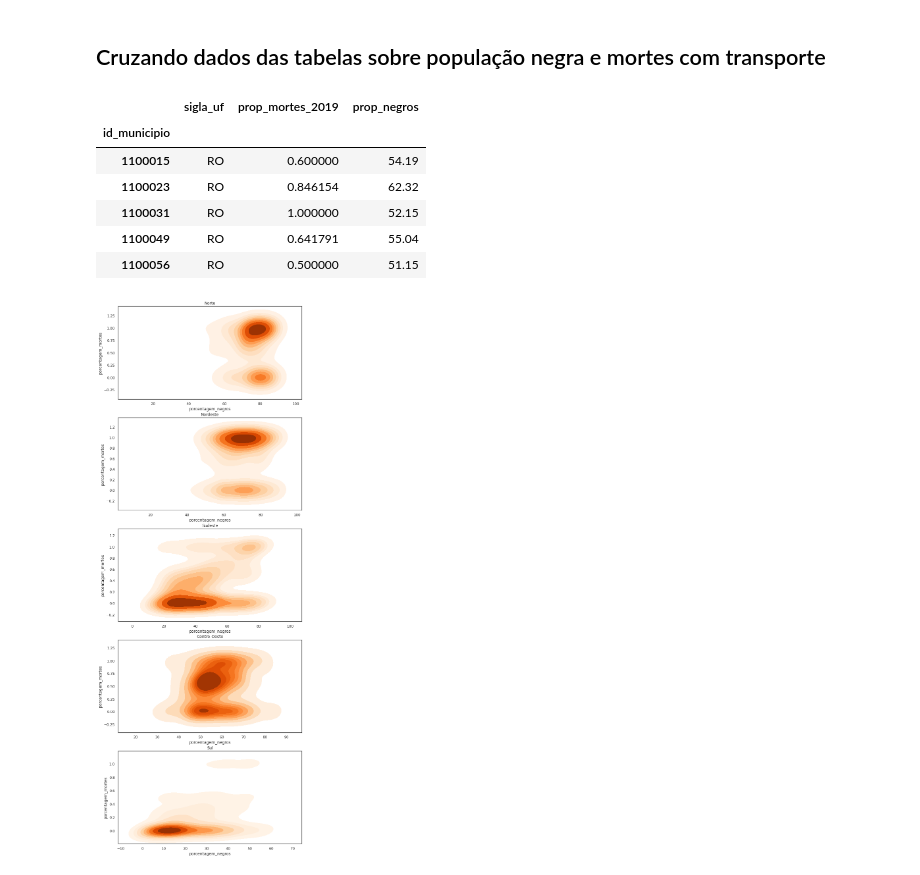
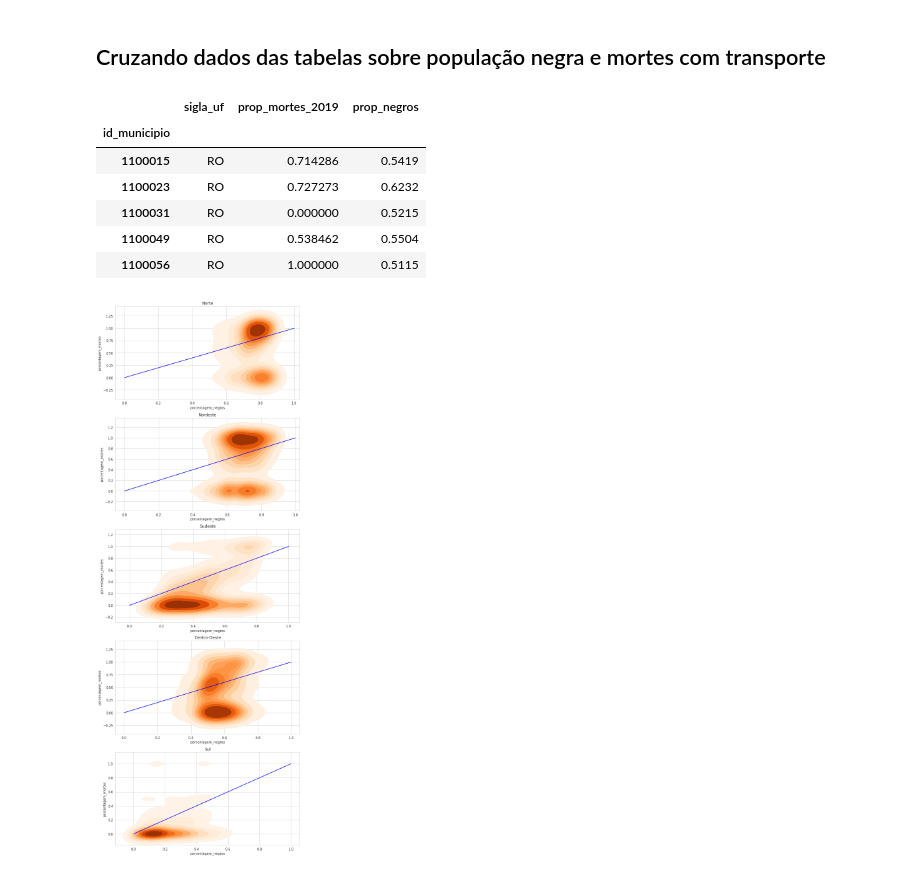
Before and after one commit to saulorcj/tarefas-analytica, a Jupyter notebook: A2/analise_dados.ipynb, the cells around one changed output. Saved outputs shown, nothing was run; the diff lists cells and outputs as text; code cells hidden in the pictures.

```diff
--- a/A2/analise_dados.ipynb
+++ b/A2/analise_dados.ipynb
@@ -680,5 +690,5 @@ df_desp_prop.head()
 # %%
-sns.set_style("white")
+sns.set_style("whitegrid")
 f, axes = plt.subplots(5, 1, figsize=(10, 30))
 for i, regiao in enumerate(regioes):
     diferenca_prop = np.array(df_desp_prop[df_desp_prop["sigla_uf"].isin(regioes[regiao])]["diferenca prop"])
@@ -687,5 +697,6 @@ for i, regiao in enumerate(regioes):
     axes[i].set_title(regiao)
     axes[i].set_xlabel("porcentagem_dif")
     axes[i].set_ylabel("despesa_var")
+plt.savefig("../imagens/grafico_4.png", dpi=300)
 plt.show()
 # %% [output]
@@ -710,7 +721,7 @@ df_desp_prop.head()
 | 1100056 | RO | 0.500000 | -0.335133 |
 | 1100072 | RO | 0.000000 | 1.340543 |
 # %%
-sns.set_style("white")
+sns.set_style("whitegrid")
 f, axes = plt.subplots(5, 1, figsize=(10, 30))
 for i, regiao in enumerate(regioes):
     prop_mortes = np.array(df_desp_prop[df_desp_prop["sigla_uf"].isin(regioes[regiao])]["prop_mortes_2019"])
@@ -719,5 +730,6 @@ for i, regiao in enumerate(regioes):
     axes[i].set_title(regiao)
     axes[i].set_xlabel("porcentagem_mortos")
     axes[i].set_ylabel("despesa_var")
+plt.savefig("../imagens/grafico_5.png", dpi=300)
 plt.show()
 # %% [output]
@@ -755,5 +768,5 @@ df_desp_negros.head()
 # %%
-sns.set_style("white")
+sns.set_style("whitegrid")
 f, axes = plt.subplots(5, 1, figsize=(10, 30))
 for i, regiao in enumerate(regioes):
     prop_negros = np.array(df_desp_negros[df_desp_negros["sigla_uf"].isin(regioes[regiao])]["prop_negros"])
@@ -762,5 +775,6 @@ for i, regiao in enumerate(regioes):
     axes[i].set_title(regiao)
     axes[i].set_xlabel("porcentagem_negros")
     axes[i].set_ylabel("despesa_var")
+plt.savefig("../imagens/grafico_7.png", dpi=300)
 plt.show()
 # %% [output]
@@ -768,27 +782,30 @@ plt.show()
 # %% [markdown]
 ## Cruzando dados das tabelas sobre população negra e mortes com transporte
 # %%
-df_mortes_negros = pd.merge(df_prop_mortes_2019, df_negros["prop_negros"], left_index=True, right_index=True)
+df_mortes_negros = pd.merge(df_prop_mortes_2010, df_negros["prop_negros"], left_index=True, right_index=True)
 df_mortes_negros.rename(columns = {"prop_mortes": "prop_mortes_2019"}, inplace=True)
 df_mortes_negros.head()
 # %% [output]
 |  | sigla_uf | prop_mortes_2019 | prop_negros |
 | id_municipio |  |  |  |
-| 1100015 | RO | 0.600000 | 54.19 |
-| 1100023 | RO | 0.846154 | 62.32 |
-| 1100031 | RO | 1.000000 | 52.15 |
-| 1100049 | RO | 0.641791 | 55.04 |
-| 1100056 | RO | 0.500000 | 51.15 |
+| 1100015 | RO | 0.714286 | 0.5419 |
+| 1100023 | RO | 0.727273 | 0.6232 |
+| 1100031 | RO | 0.000000 | 0.5215 |
+| 1100049 | RO | 0.538462 | 0.5504 |
+| 1100056 | RO | 1.000000 | 0.5115 |
 # %%
-sns.set_style("white")
+sns.set_style("whitegrid")
 f, axes = plt.subplots(5, 1, figsize=(10, 30))
+reta = np.linspace(0, 1)
 for i, regiao in enumerate(regioes):
     prop_negros = np.array(df_mortes_negros[df_mortes_negros["sigla_uf"].isin(regioes[regiao])]["prop_negros"])
     prop_mortes = np.array(df_mortes_negros[df_mortes_negros["sigla_uf"].isin(regioes[regiao])]["prop_mortes_2019"])
     sns.kdeplot(x=prop_negros, y=prop_mortes, cmap="Oranges", shade=True, ax=axes[i])
     axes[i].set_title(regiao)
     axes[i].set_xlabel("porcentagem_negros")
     axes[i].set_ylabel("porcentagem_mortes")
+    axes[i].plot(reta, reta, color="blue")
+plt.savefig("../imagens/grafico_8.png", dpi=300)
 plt.show()
 # %% [output]
-[figure, old version]
+[figure, new version]
```
Also changed, not shown: parts of 19 cells of this notebook.
